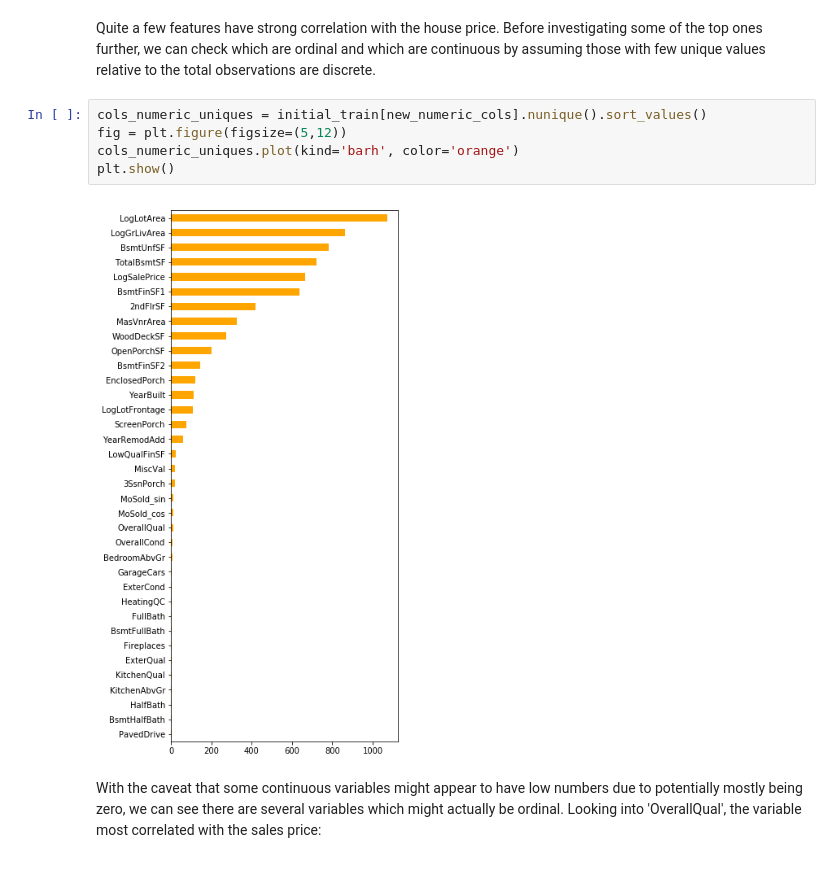
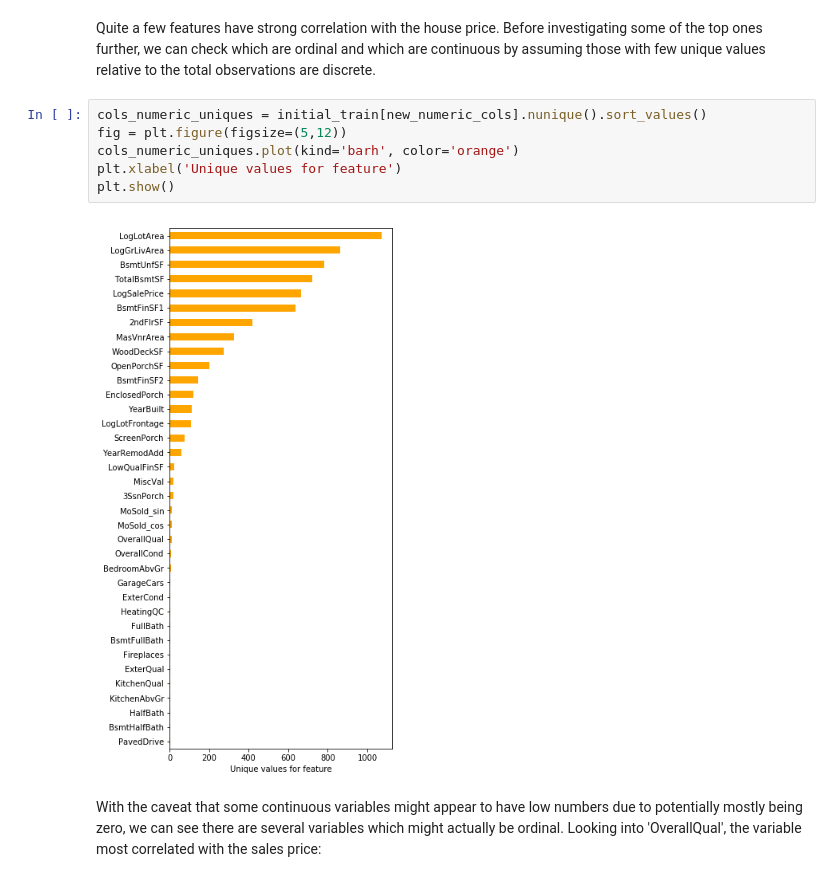
Before and after one commit to Hazzais/house_prices, a Jupyter notebook: House_price_prediction.ipynb, the cells around one changed output. Saved outputs shown, nothing was run; the diff lists cells and outputs as text.

```diff
--- a/House_price_prediction.ipynb
+++ b/House_price_prediction.ipynb
@@ -787,10 +760,11 @@ Quite a few features have strong correlation with the house price. Before invest
 # %%
 cols_numeric_uniques = initial_train[new_numeric_cols].nunique().sort_values()
 fig = plt.figure(figsize=(5,12))
 cols_numeric_uniques.plot(kind='barh', color='orange')
+plt.xlabel('Unique values for feature')
 plt.show()
 # %% [output]
-[figure, old version]
+[figure, new version]
 # %% [markdown]
 With the caveat that some continuous variables might appear to have low numbers due to potentially mostly being zero, we can see there are several variables which might actually be ordinal. Looking into 'OverallQual', the variable most correlated with the sales price:
 # %%
```
Also changed, not shown: parts of 80 cells of this notebook.
